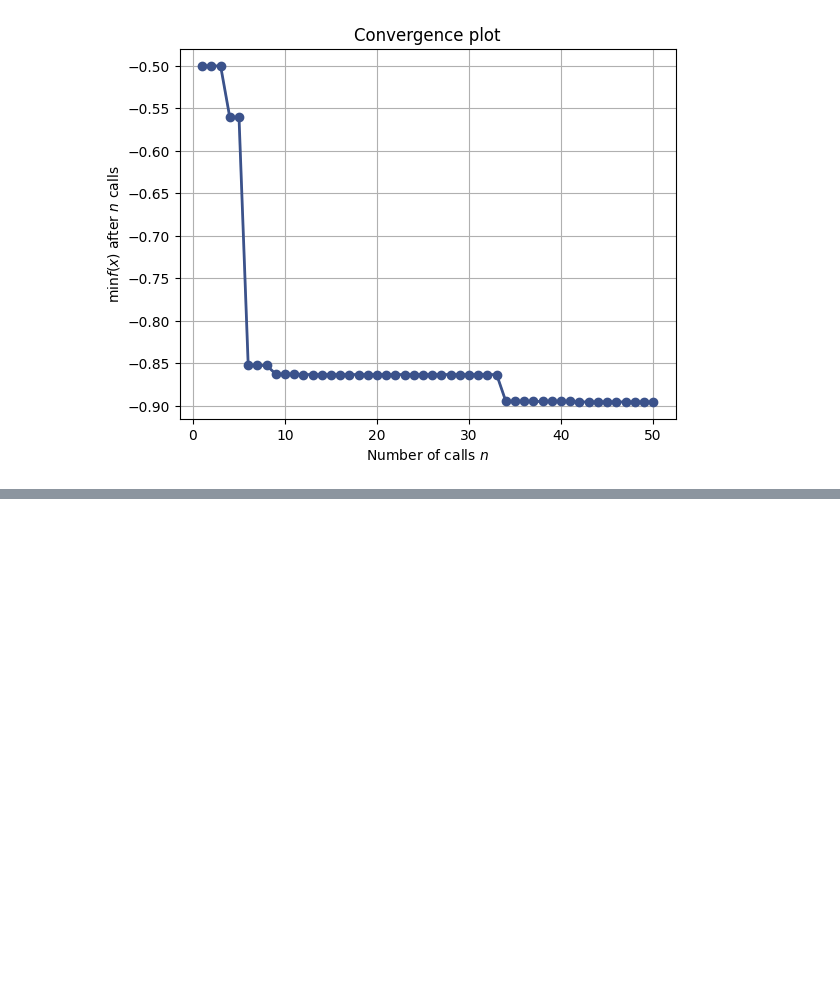
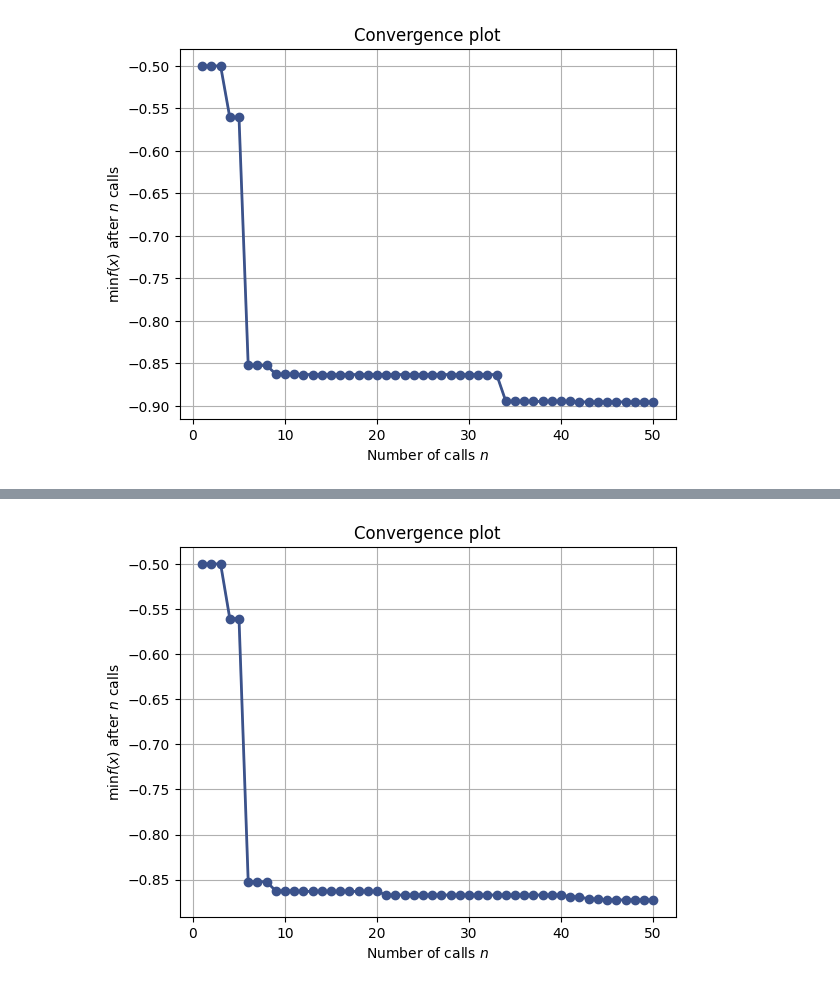
Before and after one commit to antbartash/australian_rain, a Jupyter notebook: BayesianOptimization_skopt.ipynb, the cells around one changed output, grey strips where cells are left out. Saved outputs shown, nothing was run; the diff lists cells and outputs as text; code cells hidden in the pictures; blank space fills up the shorter version.

```diff
--- a/BayesianOptimization_skopt.ipynb
+++ b/BayesianOptimization_skopt.ipynb
@@ -337,0 +384,5 @@ plt.show()
+# %%
+plot_convergence(clf.optimizer_results_)
+plt.show()
+# %% [output]
+[figure, added]
```
Also changed, not shown: parts of 5 cells of this notebook.
